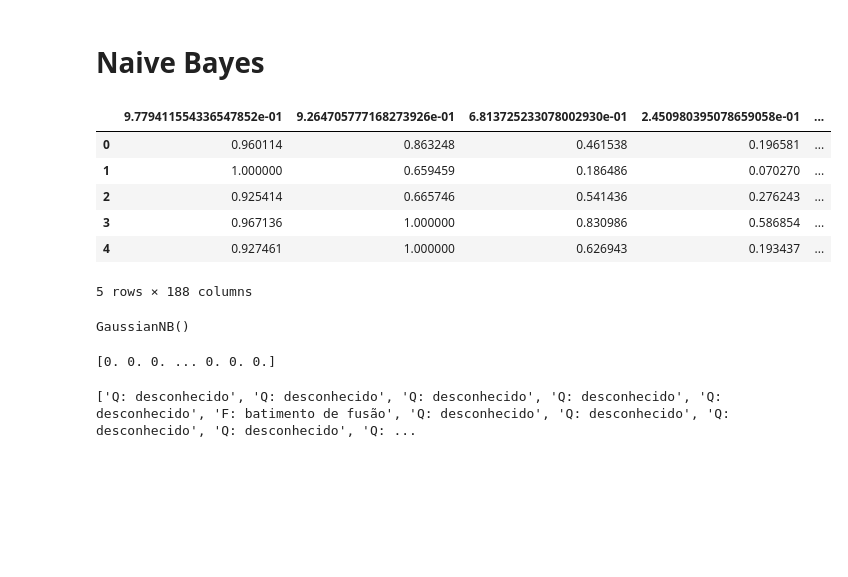
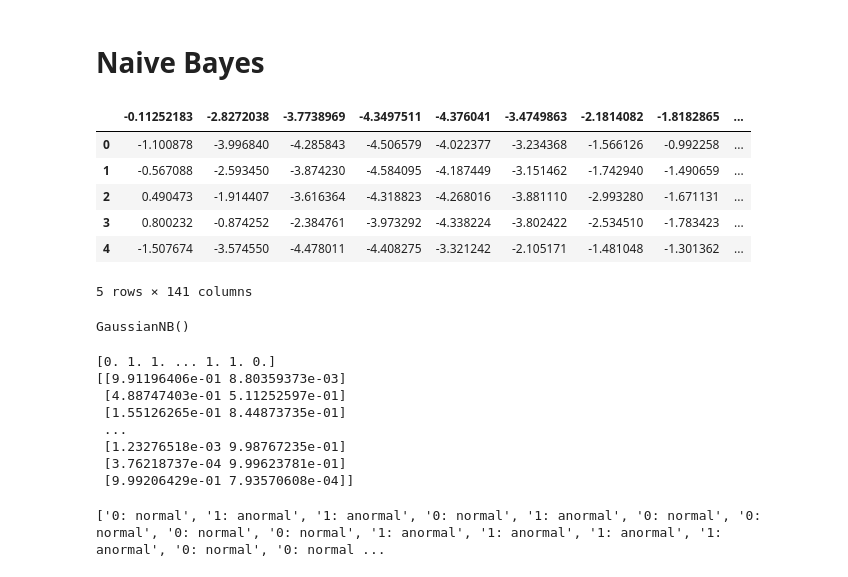
Before and after one commit to vmayres/InteligenciaArtificial_Projeto1, a Jupyter notebook: src/Classificacao/COM_scaling/NaiveBayes.ipynb, the cells around one changed output. Drawn from its saved outputs; the diff is of its cells as text; code cells hidden in the pictures; blank space fills up the shorter version.

Commit message:
projeto terminado

```diff
--- a/src/Classificacao/COM_scaling/NaiveBayes.ipynb
+++ b/src/Classificacao/COM_scaling/NaiveBayes.ipynb
@@ -3,23 +3,20 @@
 # %%
 import pandas as pd
 
 # Carregar o dataset a partir do arquivo CSV
-file_path = r'C:\Users\victor\OneDrive\Documentos\GitHub\InteligenciaArtificial_Projeto1\Dataset_Ar\mitbih_train.csv'
+file_path = r'C:\Users\victor\OneDrive\Documentos\GitHub\InteligenciaArtificial_Projeto1\Dataset_ECG\ecg.csv'
 dataset = pd.read_csv(file_path)
-
-file_path_teste = r'C:\Users\victor\OneDrive\Documentos\GitHub\InteligenciaArtificial_Projeto1\Dataset_Ar\mitbih_test.csv'
-ds_teste = pd.read_csv(file_path_teste)
 
 # Exibir as primeiras linhas do dataset para conferir se foi carregado corretamente
 dataset.head()
 # %% [output]
-|  | 9.779411554336547852e-01 | 9.264705777168273926e-01 | 6.813725233078002930e-01 | 2.450980395078659058e-01 | ... |
-| 0 | 0.960114 | 0.863248 | 0.461538 | 0.196581 | ... |
-| 1 | 1.000000 | 0.659459 | 0.186486 | 0.070270 | ... |
-| 2 | 0.925414 | 0.665746 | 0.541436 | 0.276243 | ... |
-| 3 | 0.967136 | 1.000000 | 0.830986 | 0.586854 | ... |
-| 4 | 0.927461 | 1.000000 | 0.626943 | 0.193437 | ... |
+|  | -0.11252183 | -2.8272038 | -3.7738969 | -4.3497511 | -4.376041 | -3.4749863 | -2.1814082 | -1.8182865 | ... |
+| 0 | -1.100878 | -3.996840 | -4.285843 | -4.506579 | -4.022377 | -3.234368 | -1.566126 | -0.992258 | ... |
+| 1 | -0.567088 | -2.593450 | -3.874230 | -4.584095 | -4.187449 | -3.151462 | -1.742940 | -1.490659 | ... |
+| 2 | 0.490473 | -1.914407 | -3.616364 | -4.318823 | -4.268016 | -3.881110 | -2.993280 | -1.671131 | ... |
+| 3 | 0.800232 | -0.874252 | -2.384761 | -3.973292 | -4.338224 | -3.802422 | -2.534510 | -1.783423 | ... |
+| 4 | -1.507674 | -3.574550 | -4.478011 | -4.408275 | -3.321242 | -2.105171 | -1.481048 | -1.301362 | ... |
-5 rows × 188 columns
+5 rows × 141 columns
 # %%
 from sklearn.preprocessing import LabelEncoder
 
@@ -48,30 +48,27 @@ gaussian.fit(entrada_pca, saida)
 # %% [output]
 GaussianNB()
-# %%
-# Ensure the test data columns match the training data columns
-teste.columns = entrada.columns
-
-# Apply the same scaling and PCA transformation to the test data
-teste_scaled = scaler.transform(teste)
-teste_pca = pca.transform(teste_scaled)
-
-# Fazer previsões
-previsao = gaussian.predict(teste_pca)
-print(previsao)
-# %% [output]
-[0. 0. 0. ... 0. 0. 0.]
+# %%
+# Fazer previsões
+previsao = gaussian.predict(entrada_pca_test)
+print(previsao)
+
+previsao_proba = gaussian.predict_proba(entrada_pca_test)
+print(previsao_proba)
+# %% [output]
+[0. 1. 1. ... 1. 1. 0.]
+[[9.91196406e-01 8.80359373e-03]
+ [4.88747403e-01 5.11252597e-01]
+ [1.55126265e-01 8.44873735e-01]
+ ...
+ [1.23276518e-03 9.98767235e-01]
+ [3.76218737e-04 9.99623781e-01]
+ [9.99206429e-01 7.93570608e-04]]
 # %%
 def classToArithimia(classe):
     if classe == 0:
-        return 'N: normal'
+        return '0: normal'
     elif classe == 1:
-        return 'S: supra ventricular'
-    elif classe == 2:
-        return 'V: extrassístole ventricular'
-    elif classe == 3:
-        return 'F: batimento de fusão'
-    elif classe == 4:
-        return 'Q: desconhecido'
+        return '1: anormal'
     else:
         return 'Classe inválida'
 
@@ -81,4 +78,4 @@ previsao_classes = list(map(classToArithimia, previsao))
 # Print the results
 print(previsao_classes)
 # %% [output]
-['Q: desconhecido', 'Q: desconhecido', 'Q: desconhecido', 'Q: desconhecido', 'Q: desconhecido', 'F: batimento de fusão', 'Q: desconhecido', 'Q: desconhecido', 'Q: desconhecido', 'Q: desconhecido', 'Q: ...
+['0: normal', '1: anormal', '1: anormal', '0: normal', '1: anormal', '0: normal', '0: normal', '0: normal', '0: normal', '1: anormal', '1: anormal', '1: anormal', '1: anormal', '0: normal', '0: normal ...
```
Also changed, not shown: parts of 7 cells of this notebook, 22 other files.
